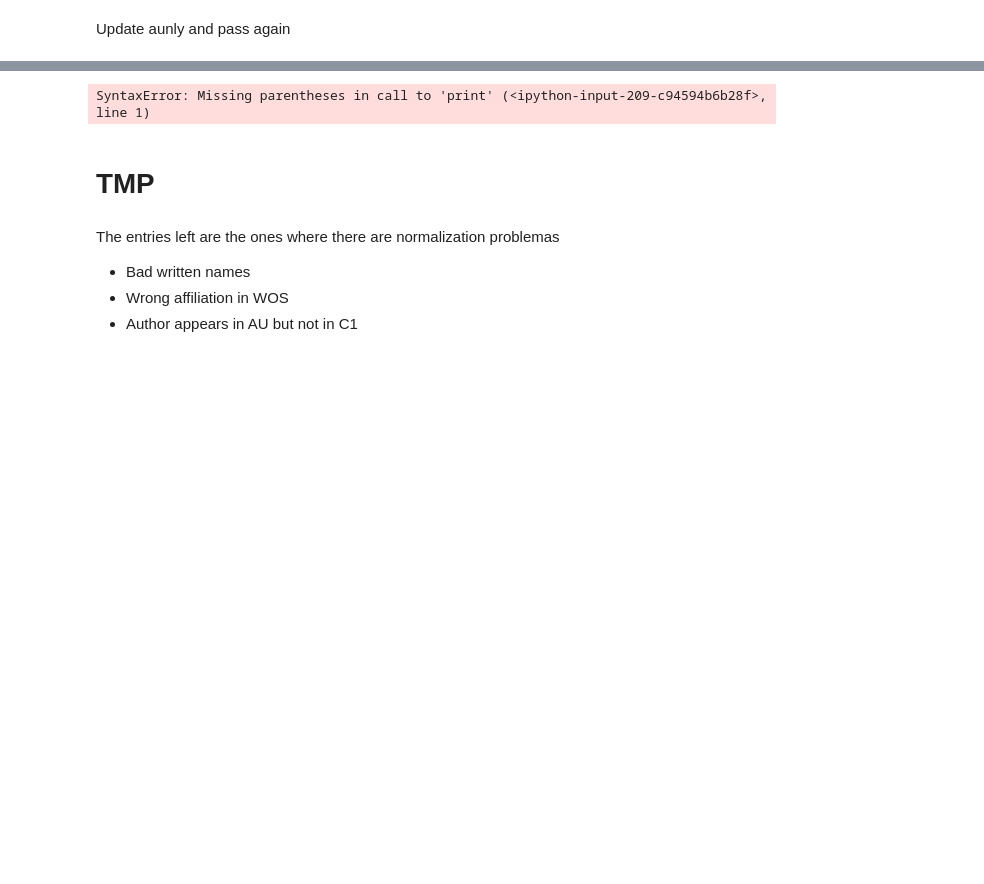
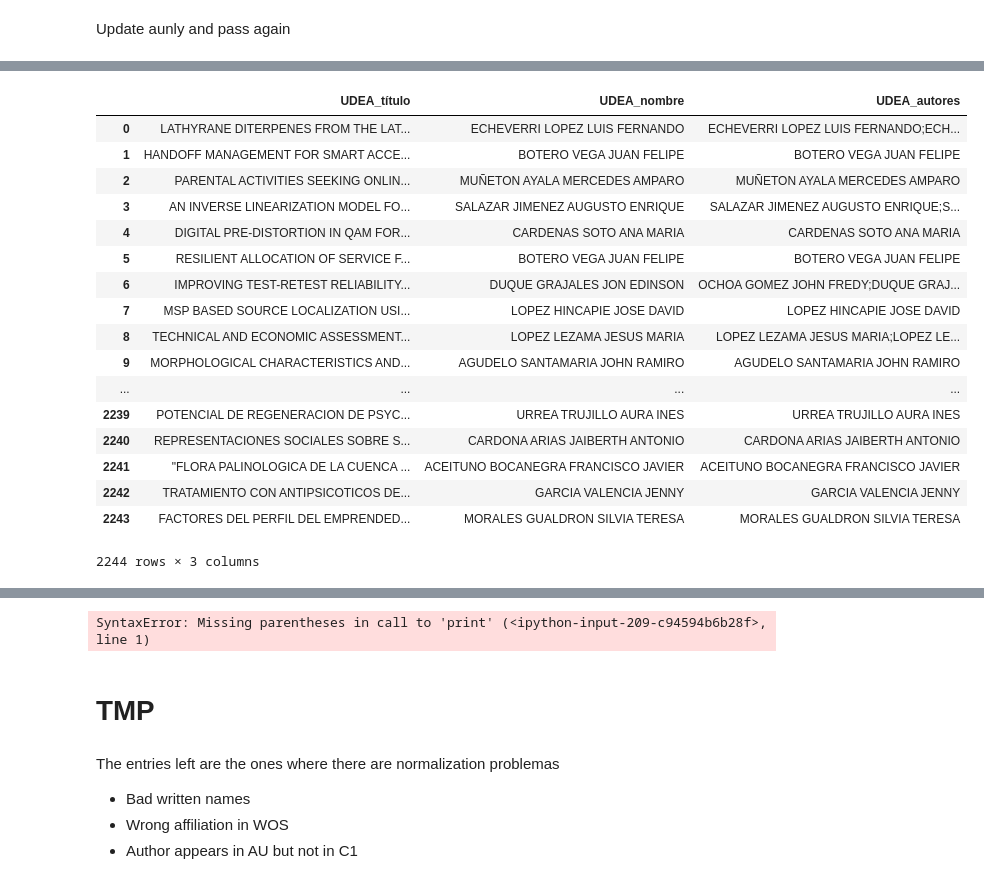
Before and after one commit to restrepo/medicion, a Jupyter notebook: cienciometria/WOS_SCI_SCP_PTJ_GS_LNS.ipynb, the cells around one changed output, grey strips where cells are left out. Cells and saved outputs as stored; diff of their text form; code cells hidden in the pictures; blank space fills up the shorter version.

```diff
--- a/cienciometria/WOS_SCI_SCP_PTJ_GS_LNS.ipynb
+++ b/cienciometria/WOS_SCI_SCP_PTJ_GS_LNS.ipynb
@@ -1336,6 +1412,6 @@ app_to_UDEA_PTJ_2.shape
 # %%
 miss_2=newwos[~newwos.Tipo.str.contains('UDEA')].reset_index(drop=True)
-drive_files.biblio['WOS']=miss_2.copy()
+drive_files.biblio['WOS']=new_UDEA_not_PTJ
 
 drive_files.biblio['WOS']=drive_files.biblio['WOS'].drop(
      [ c for c in drive_files.biblio['WOS'].columns if c.find('UDEA_')>-1  ],
@@ -1402,0 +1482,2 @@ Update aunly and pass again
+# %%
+new_UDEA_PTJ=app_to_UDEA_PTJ.append(app_to_UDEA_PTJ_2).append(app_to_UDEA_PTJ_tot).reset_index(drop=True)
@@ -1402,0 +1486,2 @@ Update aunly and pass again
+# %%
+new_UDEA_PTJ=new_UDEA_PTJ.drop_duplicates('TI').reset_index(drop=True)
@@ -1402,0 +1538,25 @@ Update aunly and pass again
+# %%
+#new_UDEA_PTJ=new_UDEA_PTJ.rename({'UDEA_DOI':'UDEA_doi','UDEA_nombres':'UDEA_autores'},axis='columns')
+new_UDEA_PTJ=new_UDEA_PTJ.drop('UDEA_TI',axis='columns')
+new_UDEA_PTJ=new_UDEA_PTJ.rename({'UDEA_pais prod':'UDEA_país','UDEA_puntos':'UDEA_ptos'},axis='columns')
+# %%
+new_UDEA_PTJ[['UDEA_título','UDEA_nombre','UDEA_autores']]
+# %% [output]
+|  | UDEA_título | UDEA_nombre | UDEA_autores |
+| 0 | LATHYRANE DITERPENES FROM THE LAT... | ECHEVERRI LOPEZ LUIS FERNANDO | ECHEVERRI LOPEZ LUIS FERNANDO;ECH... |
+| 1 | HANDOFF MANAGEMENT FOR SMART ACCE... | BOTERO VEGA JUAN FELIPE | BOTERO VEGA JUAN FELIPE |
+| 2 | PARENTAL ACTIVITIES SEEKING ONLIN... | MUÑETON AYALA MERCEDES AMPARO | MUÑETON AYALA MERCEDES AMPARO |
+| 3 | AN INVERSE LINEARIZATION MODEL FO... | SALAZAR JIMENEZ AUGUSTO ENRIQUE | SALAZAR JIMENEZ AUGUSTO ENRIQUE;S... |
+| 4 | DIGITAL PRE-DISTORTION IN QAM FOR... | CARDENAS SOTO ANA MARIA | CARDENAS SOTO ANA MARIA |
+| 5 | RESILIENT ALLOCATION OF SERVICE F... | BOTERO VEGA JUAN FELIPE | BOTERO VEGA JUAN FELIPE |
+| 6 | IMPROVING TEST-RETEST RELIABILITY... | DUQUE GRAJALES JON EDINSON | OCHOA GOMEZ JOHN FREDY;DUQUE GRAJ... |
+| 7 | MSP BASED SOURCE LOCALIZATION USI... | LOPEZ HINCAPIE JOSE DAVID | LOPEZ HINCAPIE JOSE DAVID |
+| 8 | TECHNICAL AND ECONOMIC ASSESSMENT... | LOPEZ LEZAMA JESUS MARIA | LOPEZ LEZAMA JESUS MARIA;LOPEZ LE... |
+| 9 | MORPHOLOGICAL CHARACTERISTICS AND... | AGUDELO SANTAMARIA JOHN RAMIRO | AGUDELO SANTAMARIA JOHN RAMIRO |
+| ... | ... | ... | ... |
+| 2239 | POTENCIAL DE REGENERACION DE PSYC... | URREA TRUJILLO AURA INES | URREA TRUJILLO AURA INES |
+| 2240 | REPRESENTACIONES SOCIALES SOBRE S... | CARDONA ARIAS JAIBERTH ANTONIO | CARDONA ARIAS JAIBERTH ANTONIO |
+| 2241 | "FLORA PALINOLOGICA DE LA CUENCA ... | ACEITUNO BOCANEGRA FRANCISCO JAVIER | ACEITUNO BOCANEGRA FRANCISCO JAVIER |
+| 2242 | TRATAMIENTO CON ANTIPSICOTICOS DE... | GARCIA VALENCIA JENNY | GARCIA VALENCIA JENNY |
+| 2243 | FACTORES DEL PERFIL DEL EMPRENDED... | MORALES GUALDRON SILVIA TERESA | MORALES GUALDRON SILVIA TERESA |
+2244 rows × 3 columns
```
Also changed, not shown: parts of 54 cells of this notebook.
